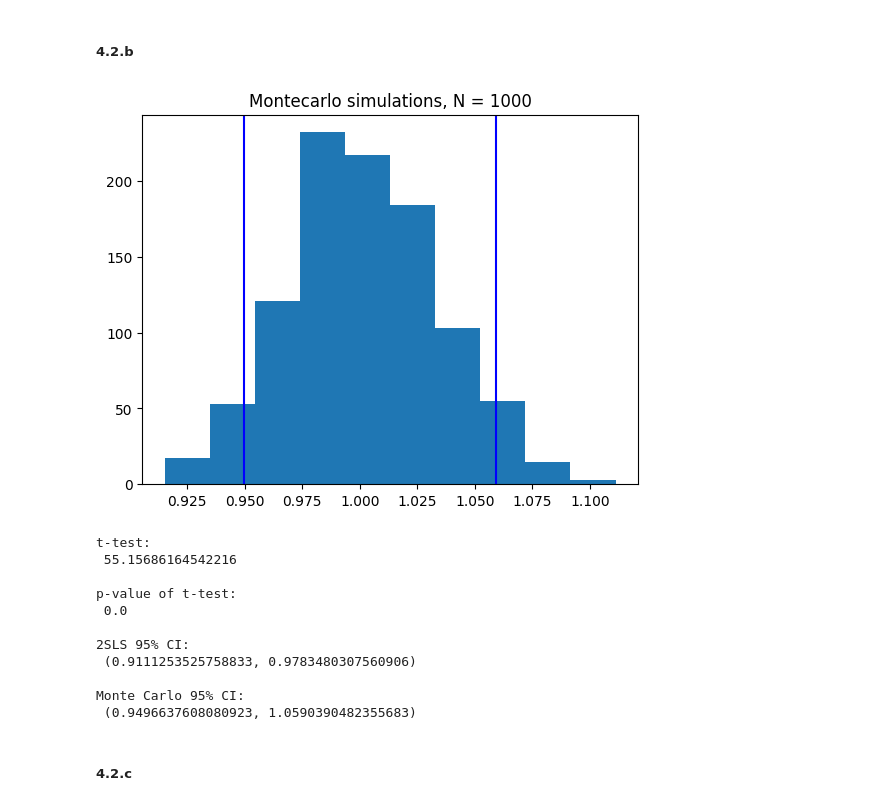
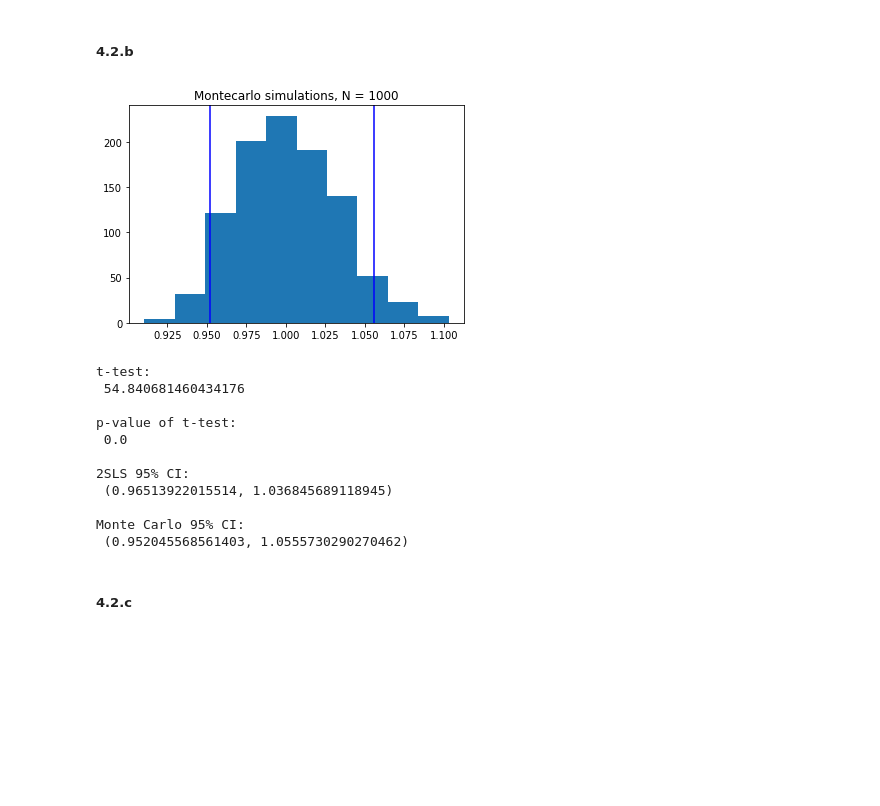
Before and after one commit to skjorlien/ARE212_ProblemSets, a Jupyter notebook: PS2/code/Q4_notebook.ipynb, the cells around one changed output. Saved outputs shown, nothing was run; the diff lists cells and outputs as text; code cells hidden in the pictures; blank space fills up the shorter version.

```diff
--- a/PS2/code/Q4_notebook.ipynb
+++ b/PS2/code/Q4_notebook.ipynb
@@ -12,39 +12,40 @@ import pandas as pd
 # %%
 n = 1000
 beta = 1
 pi = 1
 
-b = np.array([utils.do_two_sls(n, beta, pi) for i in range(1000)])
+monte_carlo_outputs = np.array([utils.do_two_sls(n, beta, pi) for i in range(1000)])
+b = monte_carlo_outputs[:,0]
+mean_hyp_vals = monte_carlo_outputs[:,1:].mean(0)
 
 monte_carlo_5 = np.percentile(b, 5)
 monte_carlo_95 = np.percentile(b, 95)
 fig, ax = plt.subplots(1, 1)
 ax.hist(b)
 ax.set_title(f"Montecarlo simulations, N = {n}")
 ax.axvline(x = monte_carlo_5, color = 'b')
 ax.axvline(x = monte_carlo_95, color = 'b')
 ax.set_title(f"Montecarlo simulations, N = {n}")
 plt.show()
 
-x, y, Z = utils.dgp(n, beta, pi)
-model = Two_SLS(y, x, Z)
-print(f"t-test: \n {model.ttest()}\n")
-print(f"p-value of t-test:\n {model.p_val()}\n")
-print(f"2SLS 95% CI: \n {model.ci(0.95)}\n")
+
+print(f"t-test: \n {mean_hyp_vals[0]}\n")
+print(f"p-value of t-test:\n {mean_hyp_vals[1]}\n")
+print(f"2SLS 95% CI: \n {(mean_hyp_vals[2],mean_hyp_vals[3])}\n")
 print(f"Monte Carlo 95% CI: \n {(monte_carlo_5, monte_carlo_95)}")
 # %% [output]
-[figure, old version]
+[figure, new version]
 t-test:
- 55.15686164542216
+ 54.840681460434176
 
 p-value of t-test:
  0.0
 
 2SLS 95% CI:
- (0.9111253525758833, 0.9783480307560906)
+ (0.96513922015514, 1.036845689118945)
 
 Monte Carlo 95% CI:
- (0.9496637608080923, 1.0590390482355683)
+ (0.952045568561403, 1.0555730290270462)
 # %% [markdown]
 ##### 4.2.c
 # %%
```
Also changed, not shown: parts of 2 cells of this notebook, 1 other file.
